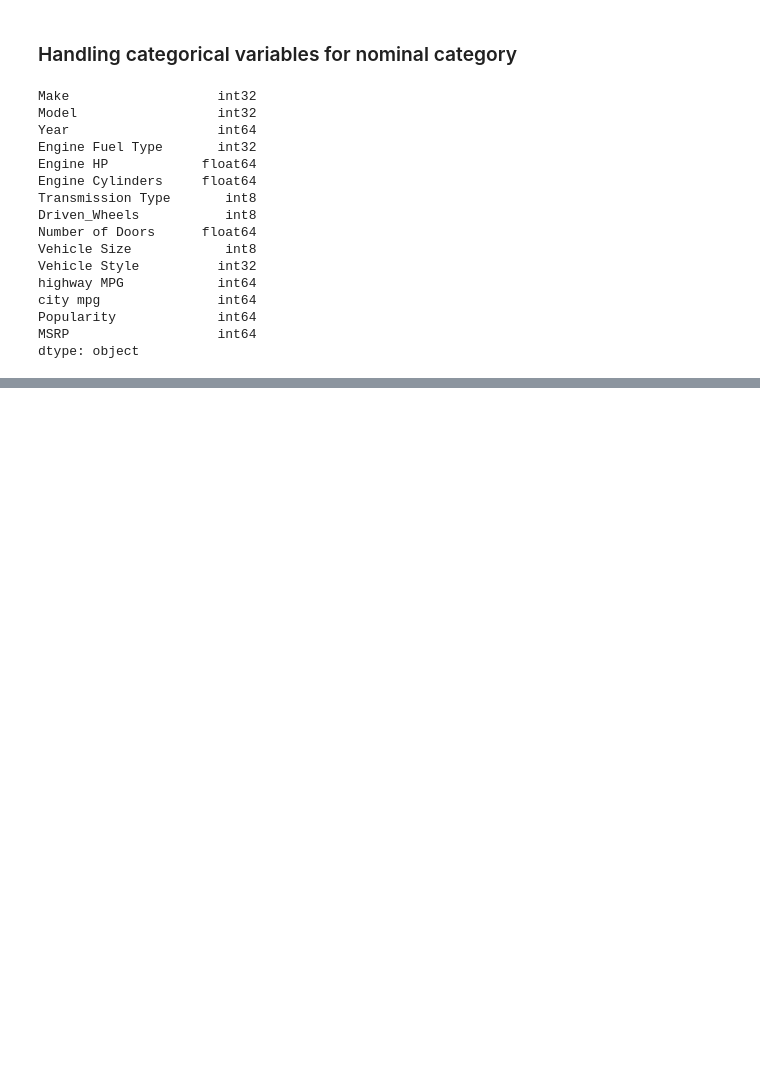
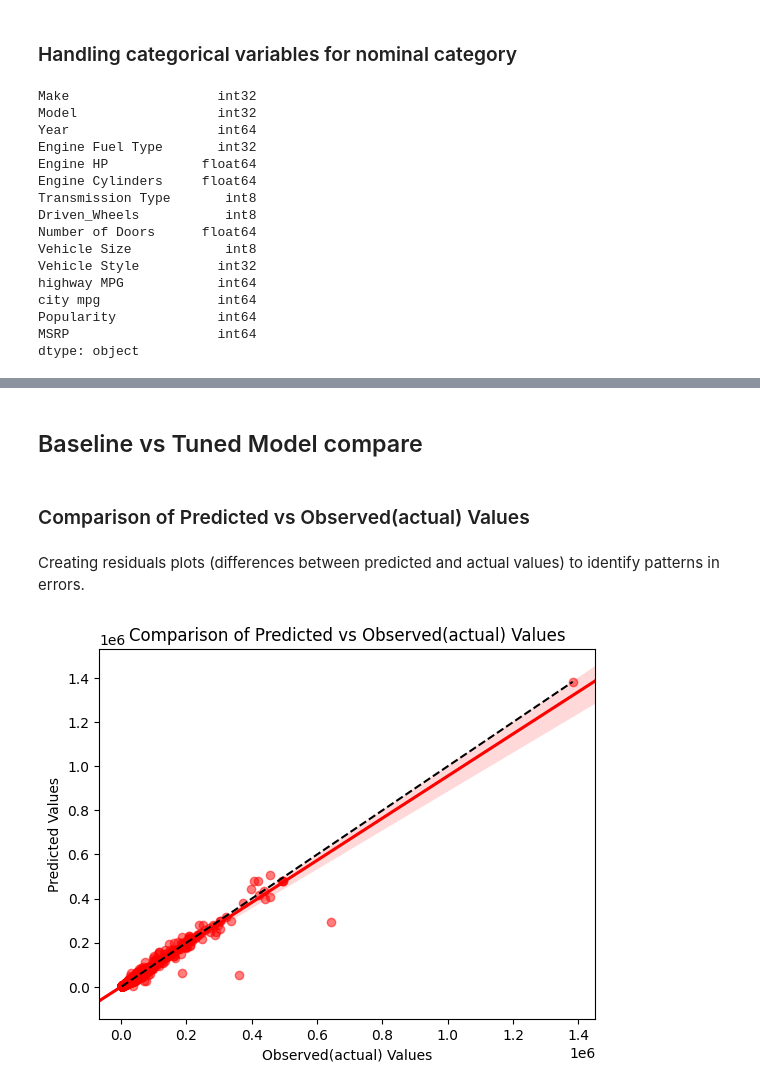
Before and after one commit to nirmal2i43a5/Automobile_Price_Prediction_System, a Jupyter notebook: Automobile_EDA.ipynb, the cells around one changed output, grey strips where cells are left out. Cells and saved outputs as stored; diff of their text form; code cells hidden in the pictures; blank space fills up the shorter version.

```diff
--- a/Automobile_EDA.ipynb
+++ b/Automobile_EDA.ipynb
@@ -540,0 +619,29 @@ array([33920, 16535, 83295, ..., 34815, 41340,  2000], dtype=int64)
+# %% [markdown]
+## Baseline vs Tuned Model compare
+# %% [markdown]
+###  Comparison of Predicted vs Observed(actual) Values
+# %% [markdown]
+Creating residuals plots  (differences between predicted and actual values) to identify patterns in errors.
+# %%
+
+plt.figure()
+sns.regplot(
+    x=y_test,
+    y=y_pred,
+    scatter_kws={'color': 'red', 'alpha': 0.5},  # style the scatter points
+    line_kws={'color': 'red'},                   # style the regression line
+    ci=95,
+    truncate=False
+)
+
+# Plotting the identity line for reference (where predicted = Observed(actual))
+min_val = min(min(y_test), min(y_pred))
+max_val = max(max(y_test), max(y_pred))
+plt.plot([min_val, max_val], [min_val, max_val], '--k', label='Ideal Fit')
+
+plt.xlabel('Observed(actual) Values')
+plt.ylabel('Predicted Values')
+plt.title('Comparison of Predicted vs Observed(actual) Values')
+plt.show()
+# %% [output]
+[figure, added]
```
Also changed, not shown: parts of 16 cells of this notebook.
